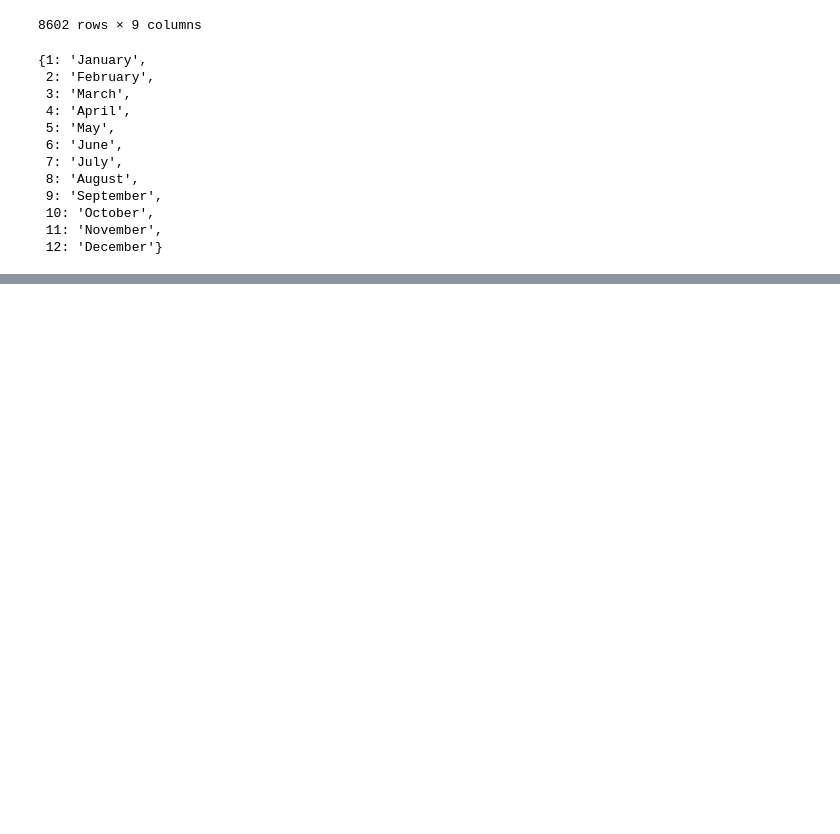
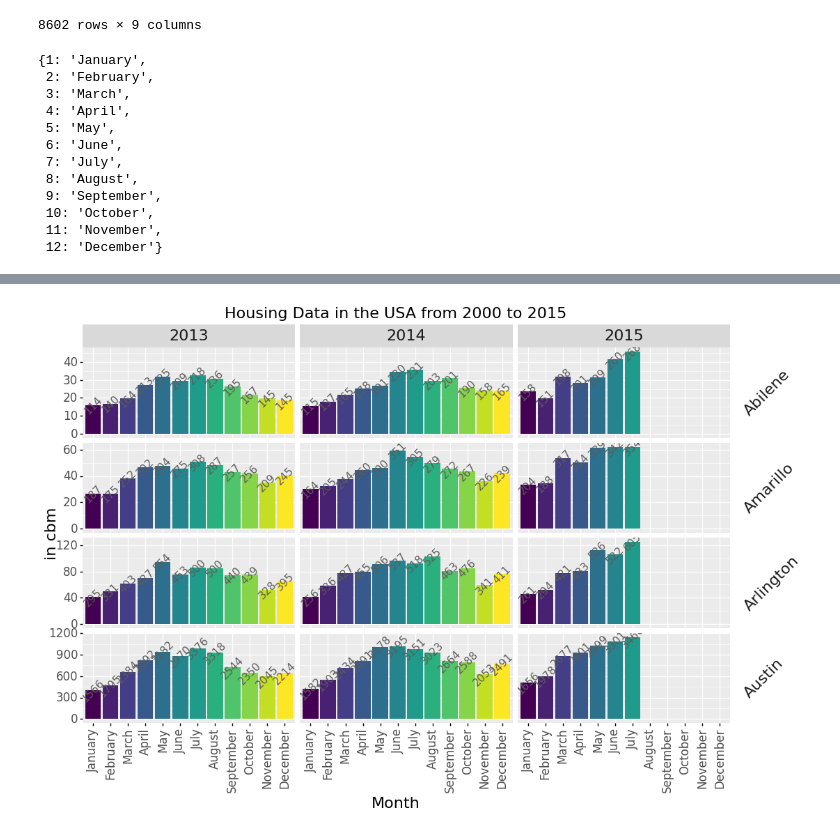
Before and after one commit to kraxli/py-reference, a Jupyter notebook: plotting/plotnine/Facet-grid_bar_plot.ipynb, the cells around one changed output, grey strips where cells are left out. Saved outputs shown, nothing was run; the diff lists cells and outputs as text; code cells hidden in the pictures; blank space fills up the shorter version.

```diff
--- a/plotting/plotnine/Facet-grid_bar_plot.ipynb
+++ b/plotting/plotnine/Facet-grid_bar_plot.ipynb
@@ -153,0 +158,12 @@ print(housing_facet_plot)
+# %%
+# annotate bars:
+
+housing_facet_plot = (
+    housing_facet_plot
+    + p9.geom_text(p9.aes(label='sales', y='pos'), size=11, color='#5D5C5B', angle = 45)
+    # + p9.geom_text(p9.aes(label='sales', y=p9.after_stat('identity')), stat='identity', size=11, color='#5D5C5B', angle = 45)
+)
+
+print(housing_facet_plot)
+# %% [output]
+[figure, added]
```
Also changed, not shown: parts of 9 cells of this notebook.
